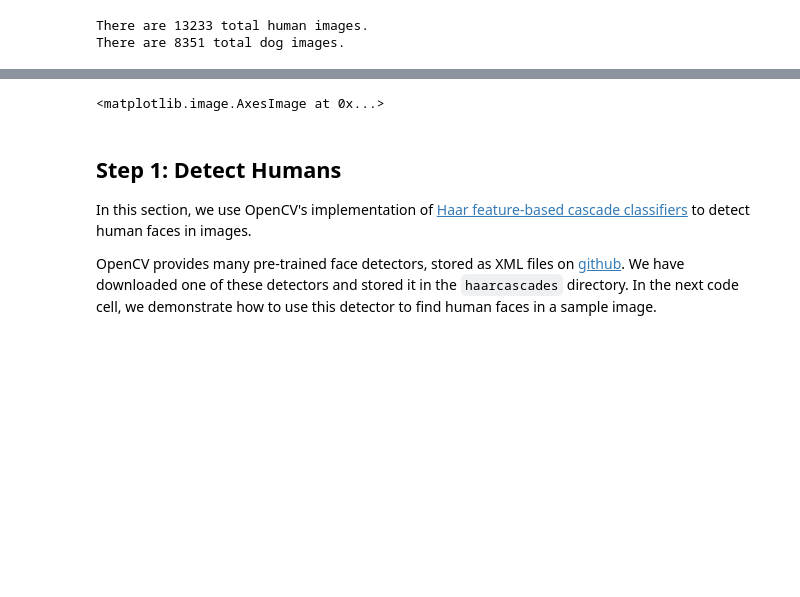
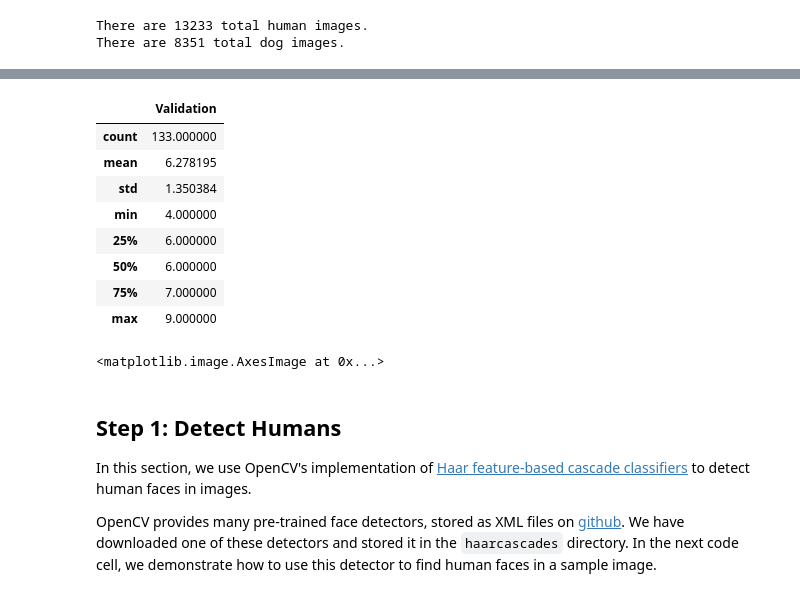
Before and after one commit to glandzher/Udacity_ML_Dog_Classifier, a Jupyter notebook: dog_app.ipynb, the cells around one changed output, grey strips where cells are left out. Cells and saved outputs as stored; diff of their text form; code cells hidden in the pictures; blank space fills up the shorter version.

```diff
--- a/dog_app.ipynb
+++ b/dog_app.ipynb
@@ -67,3 +67,25 @@ print('There are %d total dog images.' % len(dog_files))
 # %% [output]
 There are 13233 total human images.
 There are 8351 total dog images.
+# %%
+import os
+from os import walk
+from glob import glob
+import matplotlib.pyplot as plt
+import numpy as np
+
+listing_folders = (glob("/data/dog_images/valid/*"))
+dog_files_train = len(np.array(glob("/data/dog_images/train/*/*")))
+dog_files_val = len(np.array(glob("/data/dog_images/valid/*/*")))
+dog_files_test = len(np.array(glob("/data/dog_images/test/*/*")))
+print("train {}, val {}, test {}".format( dog_files_train, dog_files_val, dog_files_test))
+data_val = {}
+for i in range(0, len(listing_folders)):
+    tmp = os.scandir(listing_folders[i])
+    count = 0
+    for entries in tmp:
+        count += 1
+    #data_test[listing_folders[i].replace("/data/dog_images/test/","")] = count
+    data_val[listing_folders[i].replace("/data/dog_images/valid/","")] = count
+    #data_train[listing_folders[i].replace("/data/dog_images/train/","")] = count
+data_test
@@ -70,3 +121,24 @@ There are 8351 total dog images.
+# %%
+import pandas as pd
+data_val_df = pd.DataFrame.from_dict(data_val, orient = "index")
+data_val_df.columns = ["Validation"]
+data_val_df.describe()
+#data_train_df = pd.DataFrame.from_dict(data_train, orient = 'index')
+#data_train_df.columns =["Train"]
+#data_train_df.describe()
+#data_test_df = pd.DataFrame.from_dict(data_test, orient = 'index')
+#data_test_df.columns =["Test"]
+#data_test_df.describe()
+# %% [output]
+|  | Validation |
+| count | 133.000000 |
+| mean | 6.278195 |
+| std | 1.350384 |
+| min | 4.000000 |
+| 25% | 6.000000 |
+| 50% | 6.000000 |
+| 75% | 7.000000 |
+| max | 9.000000 |
 # %%
 """Exploring the dataset"""
 human_files[0]
```
Also changed, not shown: parts of 28 cells of this notebook, 15 other files.
